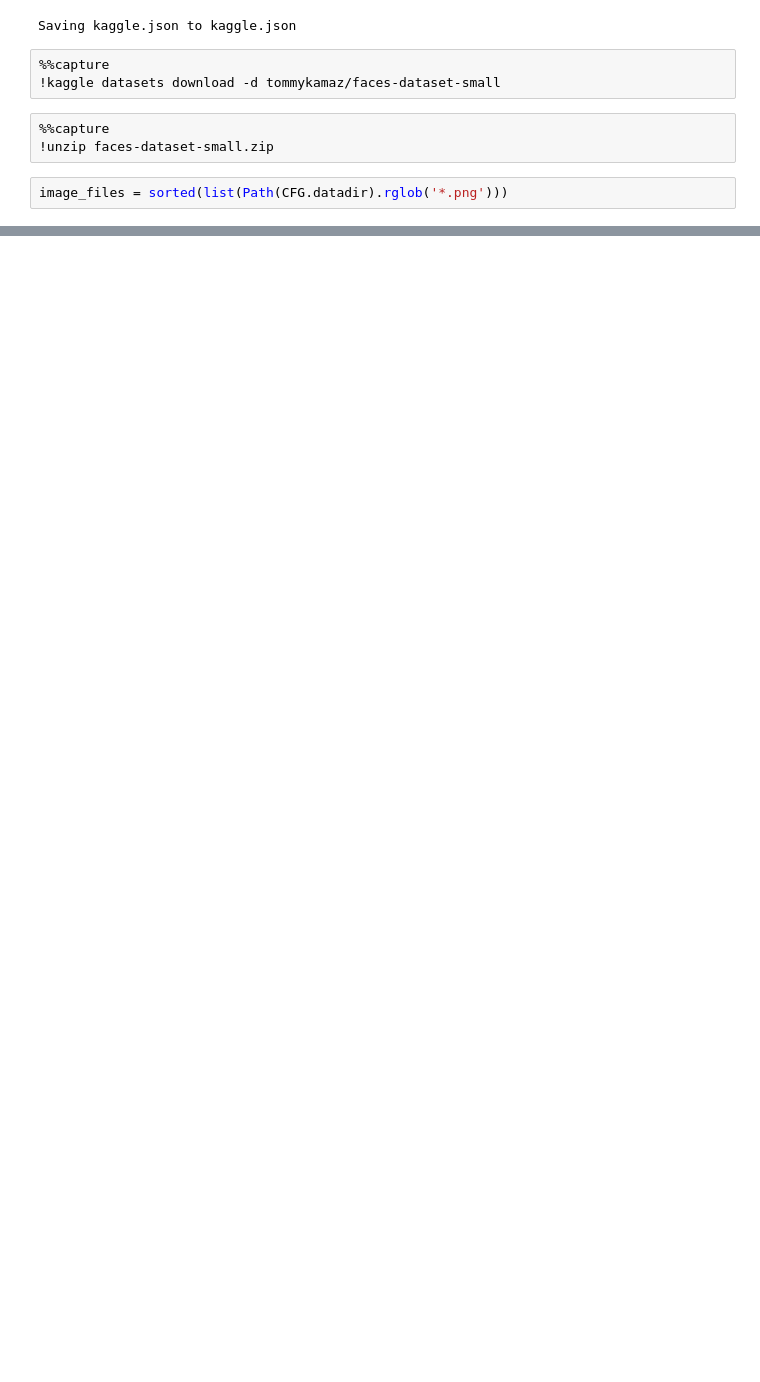
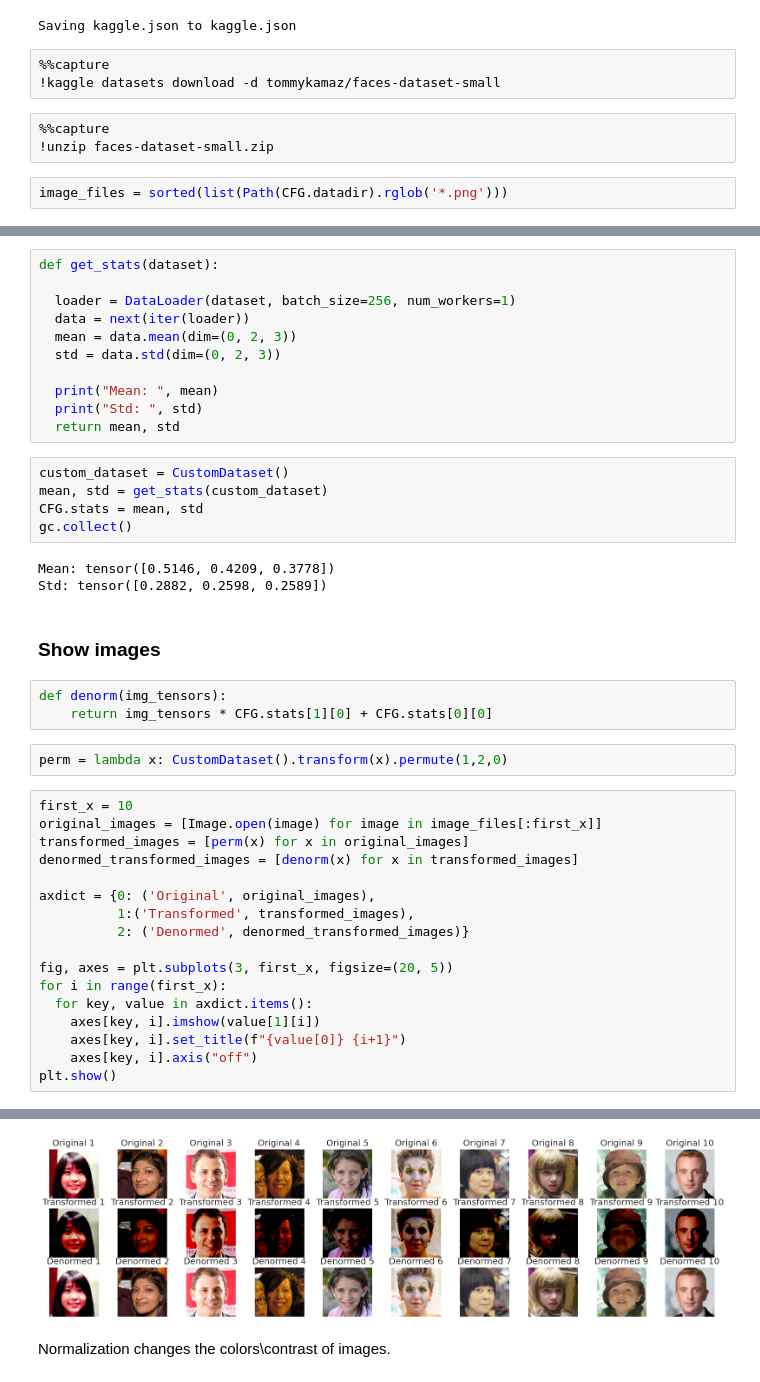
Before and after one commit to Dimildizio/DS_course, a Jupyter notebook: Neural_networks/GANs/GANs_photos.ipynb, the cells around one changed output, grey strips where cells are left out. Drawn from its saved outputs; the diff is of its cells as text; blank space fills up the shorter version.

```diff
--- a/Neural_networks/GANs/GANs_photos.ipynb
+++ b/Neural_networks/GANs/GANs_photos.ipynb
@@ -201,0 +202,44 @@ WARNING:matplotlib.image:Clipping input data to the valid range for imshow with
+# %%
+def get_stats(dataset):
+
+  loader = DataLoader(dataset, batch_size=256, num_workers=1)
+  data = next(iter(loader))
+  mean = data.mean(dim=(0, 2, 3))
+  std = data.std(dim=(0, 2, 3))
+
+  print("Mean: ", mean)
+  print("Std: ", std)
+  return mean, std
+# %%
+custom_dataset = CustomDataset()
+mean, std = get_stats(custom_dataset)
+CFG.stats = mean, std
+gc.collect()
+# %% [output]
+Mean: tensor([0.5146, 0.4209, 0.3778])
+Std: tensor([0.2882, 0.2598, 0.2589])
+# %% [markdown]
+### Show images
+# %%
+def denorm(img_tensors):
+    return img_tensors * CFG.stats[1][0] + CFG.stats[0][0]
+# %%
+perm = lambda x: CustomDataset().transform(x).permute(1,2,0)
+# %%
+first_x = 10
+original_images = [Image.open(image) for image in image_files[:first_x]]
+transformed_images = [perm(x) for x in original_images]
+denormed_transformed_images = [denorm(x) for x in transformed_images]
+
+axdict = {0: ('Original', original_images),
+          1:('Transformed', transformed_images),
+          2: ('Denormed', denormed_transformed_images)}
+
+fig, axes = plt.subplots(3, first_x, figsize=(20, 5))
+for i in range(first_x):
+  for key, value in axdict.items():
+    axes[key, i].imshow(value[1][i])
+    axes[key, i].set_title(f"{value[0]} {i+1}")
+    axes[key, i].axis("off")
+plt.show()
+# %% [output]
@@ -201,0 +256,3 @@ WARNING:matplotlib.image:Clipping input data to the valid range for imshow with
+[figure, added]
+# %% [markdown]
+Normalization changes the colors\contrast of images.
```
Also changed, not shown: parts of 13 cells of this notebook.
